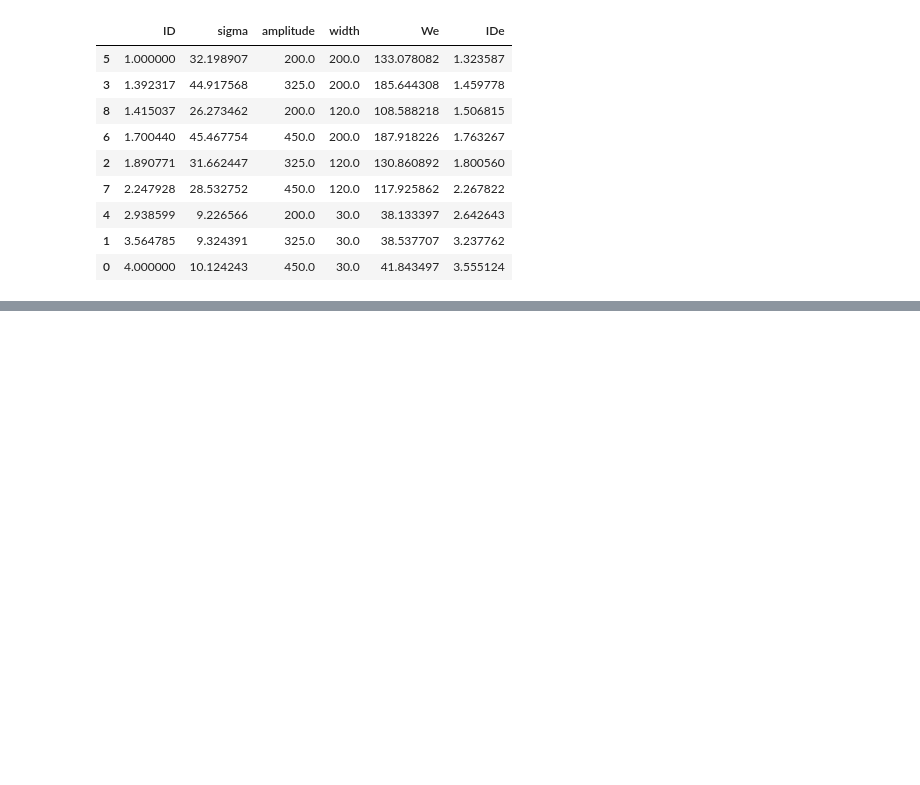
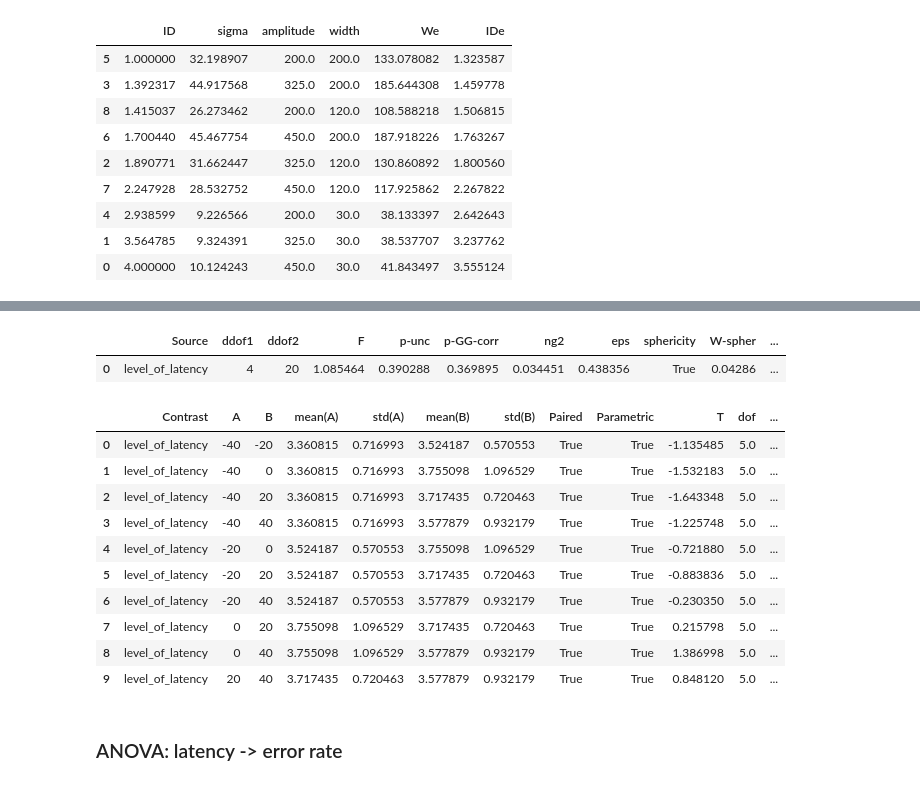
Before and after one commit to lucawoik/SpeedyMouseEvaluation, a Jupyter notebook: inferential_analysis.ipynb, the cells around one changed output, grey strips where cells are left out. Saved outputs shown, nothing was run; the diff lists cells and outputs as text; code cells hidden in the pictures; blank space fills up the shorter version.

```diff
--- a/inferential_analysis.ipynb
+++ b/inferential_analysis.ipynb
@@ -248,0 +221,24 @@ result.anova_table
+# %%
+aov = pg.rm_anova(data=throughput_df, dv='throughput', within='level_of_latency', subject="participant_id", correction=True)
+# Sphericity assumption not met -> use mauchly test chisquare with greenhouse geisser corrected p-value of the anova
+
+aov
+# %% [output]
+|  | Source | ddof1 | ddof2 | F | p-unc | p-GG-corr | ng2 | eps | sphericity | W-spher | ... |
+| 0 | level_of_latency | 4 | 20 | 1.085464 | 0.390288 | 0.369895 | 0.034451 | 0.438356 | True | 0.04286 | ... |
+# %%
+pg.pairwise_tests(data=throughput_df, dv='throughput', within='level_of_latency', subject="participant_id", return_desc=True, padjust='holm')
+# %% [output]
+|  | Contrast | A | B | mean(A) | std(A) | mean(B) | std(B) | Paired | Parametric | T | dof | ... |
+| 0 | level_of_latency | -40 | -20 | 3.360815 | 0.716993 | 3.524187 | 0.570553 | True | True | -1.135485 | 5.0 | ... |
+| 1 | level_of_latency | -40 | 0 | 3.360815 | 0.716993 | 3.755098 | 1.096529 | True | True | -1.532183 | 5.0 | ... |
+| 2 | level_of_latency | -40 | 20 | 3.360815 | 0.716993 | 3.717435 | 0.720463 | True | True | -1.643348 | 5.0 | ... |
+| 3 | level_of_latency | -40 | 40 | 3.360815 | 0.716993 | 3.577879 | 0.932179 | True | True | -1.225748 | 5.0 | ... |
+| 4 | level_of_latency | -20 | 0 | 3.524187 | 0.570553 | 3.755098 | 1.096529 | True | True | -0.721880 | 5.0 | ... |
+| 5 | level_of_latency | -20 | 20 | 3.524187 | 0.570553 | 3.717435 | 0.720463 | True | True | -0.883836 | 5.0 | ... |
+| 6 | level_of_latency | -20 | 40 | 3.524187 | 0.570553 | 3.577879 | 0.932179 | True | True | -0.230350 | 5.0 | ... |
+| 7 | level_of_latency | 0 | 20 | 3.755098 | 1.096529 | 3.717435 | 0.720463 | True | True | 0.215798 | 5.0 | ... |
+| 8 | level_of_latency | 0 | 40 | 3.755098 | 1.096529 | 3.577879 | 0.932179 | True | True | 1.386998 | 5.0 | ... |
+| 9 | level_of_latency | 20 | 40 | 3.717435 | 0.720463 | 3.577879 | 0.932179 | True | True | 0.848120 | 5.0 | ... |
+# %% [markdown]
+### ANOVA: latency -> error rate
```
Also changed, not shown: parts of 33 cells of this notebook, 1 other file.
